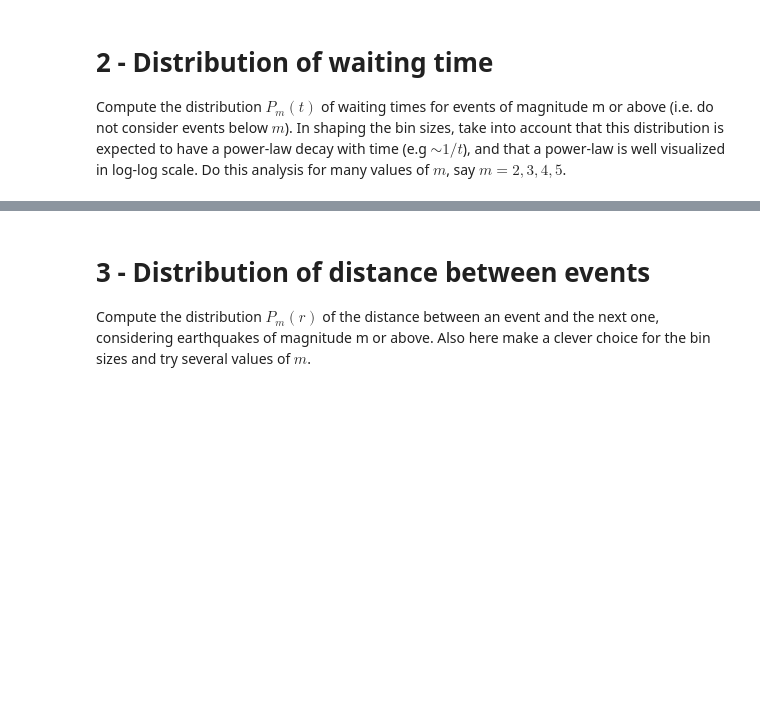
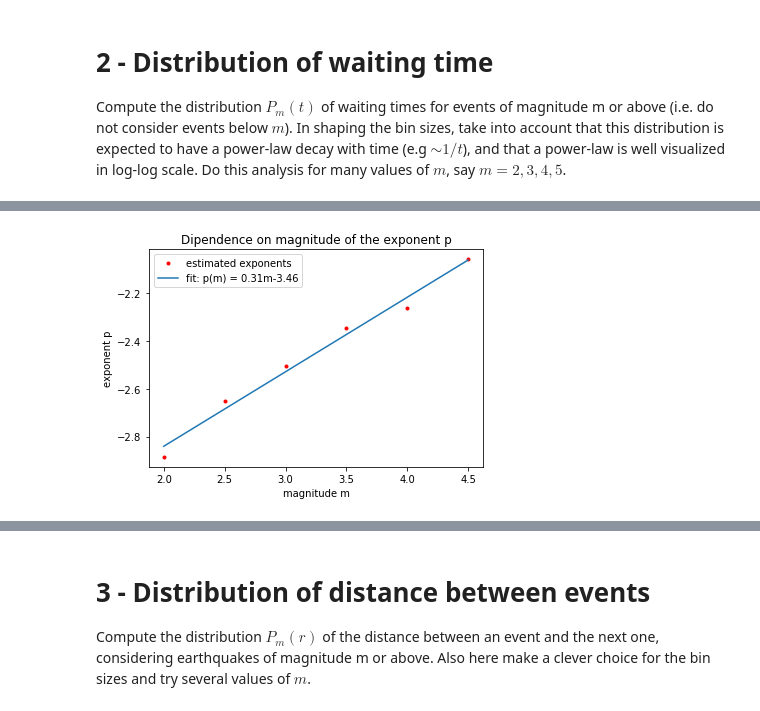
Before and after one commit to mango915/Earthquakes, a Jupyter notebook: nico.ipynb, the cells around one changed output, grey strips where cells are left out. Saved outputs shown, nothing was run; the diff lists cells and outputs as text; code cells hidden in the pictures; blank space fills up the shorter version.

```diff
--- a/nico.ipynb
+++ b/nico.ipynb
@@ -414,0 +526,13 @@ q = 1.38
+# %%
+# we can see how the exponent is a linear funcion of m
+
+slope, intercept, r_value, p_value, std_err = stats.linregress(ms, ps1)
+plt.plot(ms, ps1, '.r', label = 'estimated exponents' )
+plt.plot(ms, intercept+slope*ms, label = 'fit: p(m) = %.2fm%.2f'%(slope,intercept))
+plt.title('Dipendence on magnitude of the exponent p')
+plt.ylabel('exponent p')
+plt.xlabel('magnitude m')
+plt.legend()
+plt.show()
+# %% [output]
+[figure, added]
```
Also changed, not shown: parts of 30 cells of this notebook.
